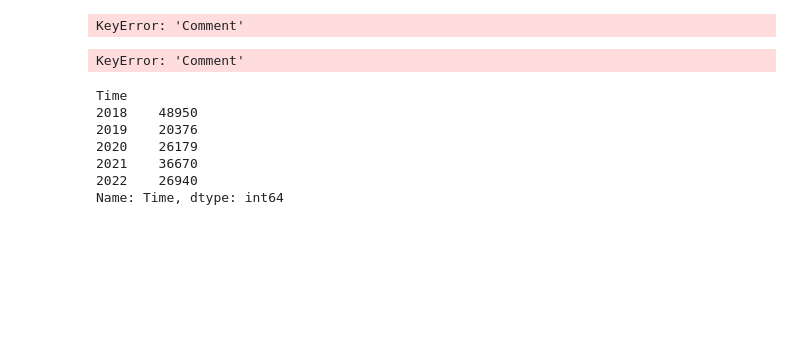
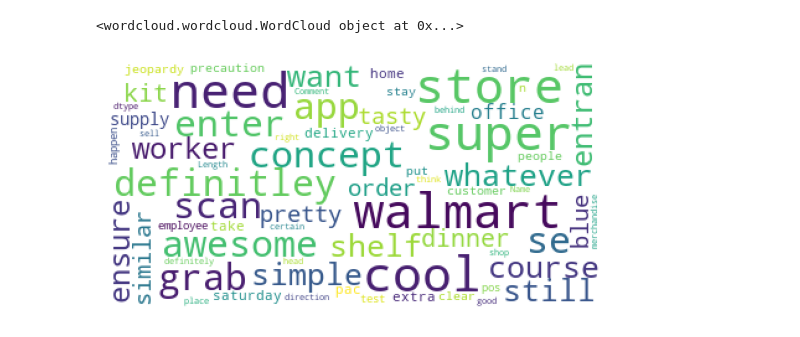
Before and after one commit to paferuto/ABSA-on-IoT-comments, a Jupyter notebook: 05. DataVisualization/DataVisualization.ipynb, the cells around one changed output. Drawn from its saved outputs; the diff is of its cells as text; code cells hidden in the pictures; blank space fills up the shorter version.

```diff
--- a/05. DataVisualization/DataVisualization.ipynb
+++ b/05. DataVisualization/DataVisualization.ipynb
@@ -24,14 +23,0 @@ df
-# %%
-#drop the column which year is 2007, 2008, 2009, 2010, 2011, 2012, 2013, 2014, 2015, 2016, 2017
-df=df.drop(df[df['Time'].str[-4:]=='2007'].index)
-df=df.drop(df[df['Time'].str[-4:]=='2008'].index)
-df=df.drop(df[df['Time'].str[-4:]=='2009'].index)
-df=df.drop(df[df['Time'].str[-4:]=='2010'].index)
-df=df.drop(df[df['Time'].str[-4:]=='2011'].index)
-df=df.drop(df[df['Time'].str[-4:]=='2012'].index)
-df=df.drop(df[df['Time'].str[-4:]=='2013'].index)
-df=df.drop(df[df['Time'].str[-4:]=='2014'].index)
-df=df.drop(df[df['Time'].str[-4:]=='2015'].index)
-df=df.drop(df[df['Time'].str[-4:]=='2016'].index)
-df=df.drop(df[df['Time'].str[-4:]=='2017'].index)
-df
@@ -52,51 +24,23 @@ df
 # %%
 #Wordcloud positive comments
 from wordcloud import WordCloud, STOPWORDS
 import matplotlib.pyplot as plt
 %matplotlib inline
 stopwords = set(STOPWORDS)
 wordcloud = WordCloud(
                             background_color='white',
                             stopwords=stopwords,
                             max_words=200,
                             max_font_size=40,
                             random_state=42
-                            ).generate(str(df['Comment'][df['polarity']==1]))
+                            ).generate(str(df['Comment'][df['polarity']=='positive']))
 print(wordcloud)
 fig = plt.figure(1)
 plt.imshow(wordcloud)
 plt.axis('off')
 plt.show()
+
+#change color text
 # %% [output]
-KeyError: 'Comment'
+<wordcloud.wordcloud.WordCloud object at 0x...>
+[figure, added]
-# %%
-#create wordcloud for positive and negative
-from wordcloud import WordCloud, STOPWORDS
-import matplotlib.pyplot as plt
-import pandas as pd
-import numpy as np
-from PIL import Image
-import urllib
-import requests
-
-# Create and generate a word cloud image:
-wordcloud = WordCloud().generate(df['Comment'][df['polarity']=='positive'].str.cat(sep=' '))
-# Display the generated image:
-plt.imshow(wordcloud, interpolation='bilinear')
-plt.axis("off")
-plt.show()
-# %% [output]
-KeyError: 'Comment'
-# %%
-#count the comment of each year
-#count number of records per year
-df= df['Time'].groupby(df['Time'].str[-4:]).count()
-df
-# %% [output]
-Time
-2018    48950
-2019    20376
-2020    26179
-2021    36670
-2022    26940
-Name: Time, dtype: int64
```
Also changed, not shown: parts of 5 cells of this notebook, 4 other files.
